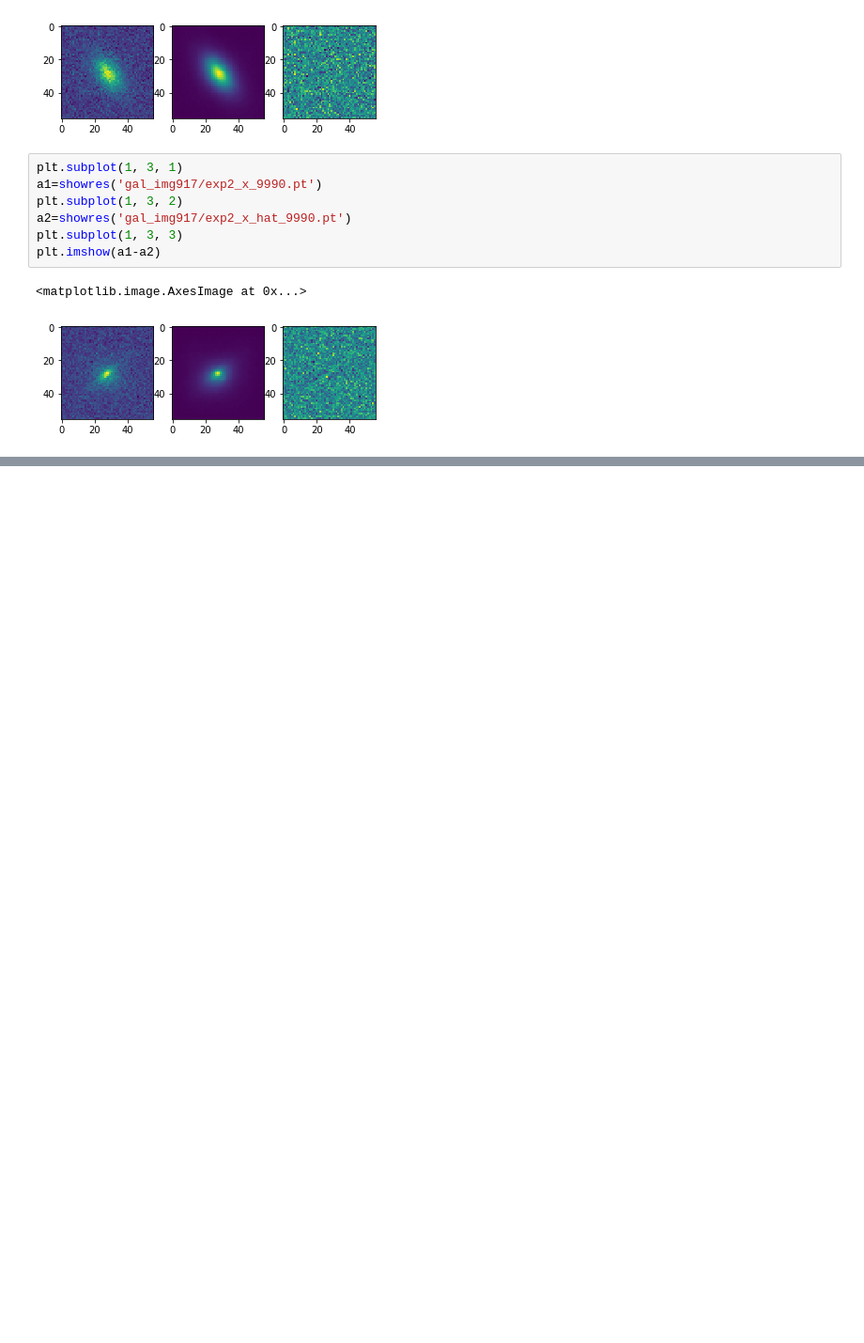
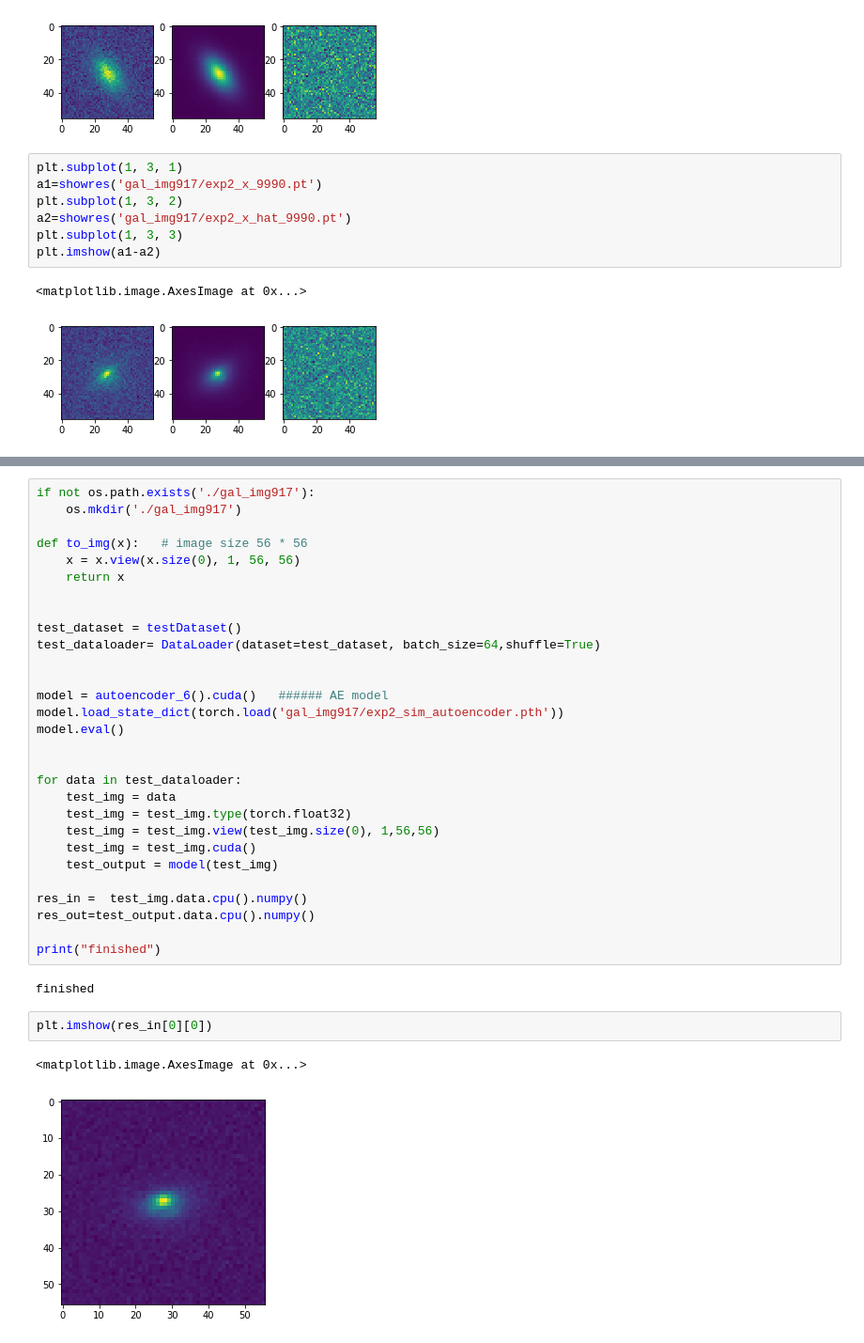
Before and after one commit to JunYinDM/GalaxyGenerativeModel, a Jupyter notebook: Res_917_ae6_l1.ipynb, the cells around one changed output, grey strips where cells are left out. Shown: that part at 94% size. Cells and saved outputs as stored; diff of their text form; blank space fills up the shorter version.

```diff
--- a/Res_917_ae6_l1.ipynb
+++ b/Res_917_ae6_l1.ipynb
@@ -84,0 +126,36 @@ plt.imshow(a1-a2)
+# %%
+if not os.path.exists('./gal_img917'):
+    os.mkdir('./gal_img917')
+
+def to_img(x):   # image size 56 * 56
+    x = x.view(x.size(0), 1, 56, 56)
+    return x
+
+
+test_dataset = testDataset()
+test_dataloader= DataLoader(dataset=test_dataset, batch_size=64,shuffle=True)
+
+
+model = autoencoder_6().cuda()   ###### AE model
+model.load_state_dict(torch.load('gal_img917/exp2_sim_autoencoder.pth'))
+model.eval()
+
+
+for data in test_dataloader:
+    test_img = data
+    test_img = test_img.type(torch.float32)
+    test_img = test_img.view(test_img.size(0), 1,56,56)
+    test_img = test_img.cuda()
+    test_output = model(test_img)
+
+res_in =  test_img.data.cpu().numpy()
+res_out=test_output.data.cpu().numpy()
+
+print("finished")
+# %% [output]
+finished
+# %%
+plt.imshow(res_in[0][0])
+# %% [output]
+<matplotlib.image.AxesImage at 0x...>
+[figure, added]
```
Also changed, not shown: parts of 12 cells of this notebook.
